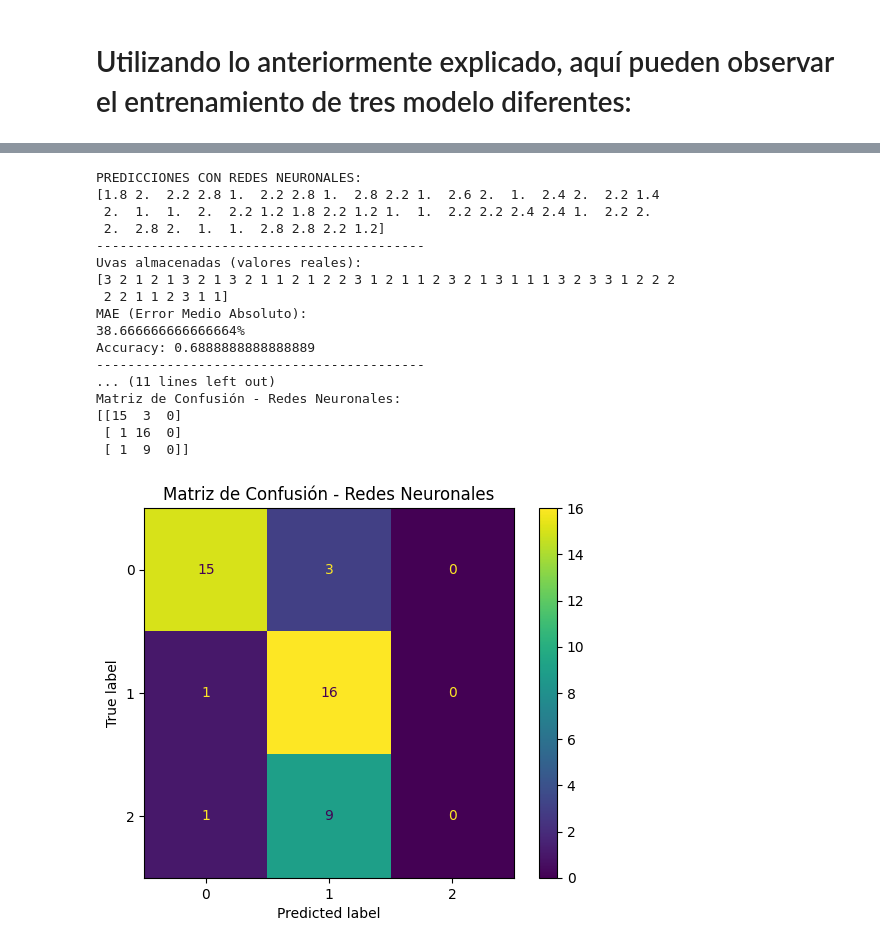
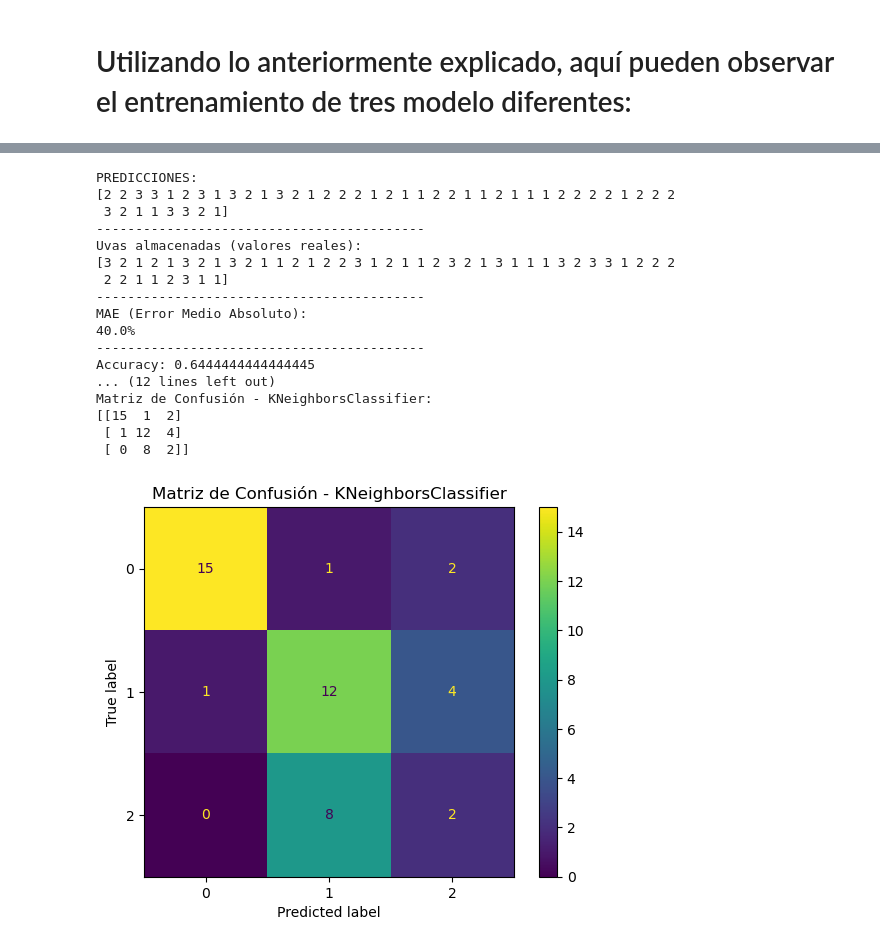
Before and after one commit to ikasle12345/RETO1, a Jupyter notebook: ModeloVino.ipynb, the cells around one changed output, grey strips where cells are left out. Drawn from its saved outputs; the diff is of its cells as text; code cells hidden in the pictures.

```diff
--- a/ModeloVino.ipynb
+++ b/ModeloVino.ipynb
@@ -167,6 +209,6 @@ train_x, val_x, train_y, val_y = train_test_split(x, y, random_state= 1)
   - **`train_y`**: Valores objetivo (etiquetas) correspondientes.
 * El objetivo del entrenamiento es **ajustar el modelo** a los datos para que pueda realizar **predicciones precisas** sobre nuevos conjuntos de datos.
 # %%
-wine_model = DecisionTreeRegressor(random_state=1)
-wine_model.fit(train_x, train_y)
+wine_model2 = RandomForestClassifier(random_state=1)
+wine_model2.fit(train_x, train_y)
 # %% [output]
@@ -222,0 +252,5 @@ Accuracy: 0.9111111111111111
+# %%
+predictions_int2 = list(map(int, predictions2))
+accuracy2 = accuracy_score(val_y, predictions_int2)
+print("Accuracy:", accuracy2)
+print('------------------------------------------')
@@ -394,35 +439,38 @@ Matriz de Confusión - Redes Neuronales:
 # %%
-wine_model2 = RandomForestRegressor(random_state=1)
+wine_model2 = RandomForestClassifier(random_state=1)
 wine_model2.fit(train_x, train_y)
 predictions2 = wine_model2.predict(val_x)
 
-print("PREDICCIONES CON REDES NEURONALES:")
+print("PREDICCIONES:")
 print(predictions2)
 print('------------------------------------------')
 print('Uvas almacenadas (valores reales):')
 print(val_y.values)
+
+print('------------------------------------------')
 print('MAE (Error Medio Absoluto):')
 print(f'{mean_absolute_error(val_y, predictions2) * 100}%')
 
+print('------------------------------------------')
 predictions_int2 = list(map(int, predictions2))
 accuracy2 = accuracy_score(val_y, predictions_int2)
 print("Accuracy:", accuracy2)
 print('------------------------------------------')
 
-prueba2= EstadisticaDescriptiva()
+prueba2 = EstadisticaDescriptiva()
 resumen2 = prueba2.resumenEstadistico(predictions_int2)
 
-print("Resumen Estadístico de las Predicciones - Redes Neuronales:")
+print("Resumen Estadístico de las Predicciones - RandomForestClassifier:")
 for clave, valor in resumen2.items():
     print(f"{clave}: {valor}")
 print('------------------------------------------')
 
 conf_matrix2 = confusion_matrix(val_y, predictions_int2)
-print("Matriz de Confusión - Redes Neuronales:")
+print("Matriz de Confusión - RandomForestClassifier:")
 print(conf_matrix2)
 
 visualizar2 = ConfusionMatrixDisplay(confusion_matrix=conf_matrix2)
 visualizar2.plot()
-plt.title("Matriz de Confusión - Redes Neuronales")
+plt.title("Matriz de Confusión - RandomForestClassifier")
 plt.show()
 # %% [output]
@@ -462,55 +521,58 @@ Matriz de Confusión - Redes Neuronales:
 - **`weights`**: Asigna pesos a los vecinos (`uniform`, `distance`).
 - **`algorithm`**: Método para calcular los vecinos (`auto`, `ball_tree`, `kd_tree`, `brute`).
 # %%
-wine_model3 = KNeighborsRegressor(n_neighbors=5) # no tiene el parametro random_state
+wine_model3 = KNeighborsClassifier(n_neighbors=5)
 wine_model3.fit(train_x, train_y)
 predictions3 = wine_model3.predict(val_x)
 
-print("PREDICCIONES CON REDES NEURONALES:")
+print("PREDICCIONES:")
 print(predictions3)
 print('------------------------------------------')
 print('Uvas almacenadas (valores reales):')
 print(val_y.values)
+
+print('------------------------------------------')
 print('MAE (Error Medio Absoluto):')
 print(f'{mean_absolute_error(val_y, predictions3) * 100}%')
 
+print('------------------------------------------')
 predictions_int3 = list(map(int, predictions3))
 accuracy3 = accuracy_score(val_y, predictions_int3)
 print("Accuracy:", accuracy3)
 print('------------------------------------------')
 
-prueba3= EstadisticaDescriptiva()
+prueba3 = EstadisticaDescriptiva()
 resumen3 = prueba3.resumenEstadistico(predictions_int3)
 
-print("Resumen Estadístico de las Predicciones - Redes Neuronales:")
+print("Resumen Estadístico de las Predicciones - KNeighborsClassifier:")
 for clave, valor in resumen3.items():
     print(f"{clave}: {valor}")
 print('------------------------------------------')
 
 conf_matrix3 = confusion_matrix(val_y, predictions_int3)
-print("Matriz de Confusión - Redes Neuronales:")
+print("Matriz de Confusión - KNeighborsClassifier:")
 print(conf_matrix3)
 
 visualizar3 = ConfusionMatrixDisplay(confusion_matrix=conf_matrix3)
 visualizar3.plot()
-plt.title("Matriz de Confusión - Redes Neuronales")
+plt.title("Matriz de Confusión - KNeighborsClassifier")
 plt.show()
 # %% [output]
-PREDICCIONES CON REDES NEURONALES:
-[1.8 2.  2.2 2.8 1.  2.2 2.8 1.  2.8 2.2 1.  2.6 2.  1.  2.4 2.  2.2 1.4
- 2.  1.  1.  2.  2.2 1.2 1.8 2.2 1.2 1.  1.  2.2 2.2 2.4 2.4 1.  2.2 2.
- 2.  2.8 2.  1.  1.  2.8 2.8 2.2 1.2]
+PREDICCIONES:
+[2 2 3 3 1 2 3 1 3 2 1 3 2 1 2 2 2 1 2 1 1 2 2 1 1 2 1 1 1 2 2 2 2 1 2 2 2
+ 3 2 1 1 3 3 2 1]
 ------------------------------------------
 Uvas almacenadas (valores reales):
 [3 2 1 2 1 3 2 1 3 2 1 1 2 1 2 2 3 1 2 1 1 2 3 2 1 3 1 1 1 3 2 3 3 1 2 2 2
  2 2 1 1 2 3 1 1]
+------------------------------------------
 MAE (Error Medio Absoluto):
-38.666666666666664%
-Accuracy: 0.6888888888888889
+40.0%
 ------------------------------------------
-... (11 lines left out)
-Matriz de Confusión - Redes Neuronales:
-[[15  3  0]
- [ 1 16  0]
- [ 1  9  0]]
+Accuracy: 0.6444444444444445
+... (12 lines left out)
+Matriz de Confusión - KNeighborsClassifier:
+[[15  1  2]
+ [ 1 12  4]
+ [ 0  8  2]]
-[figure, old version]
+[figure, new version]
```
Also changed, not shown: parts of 26 cells of this notebook.
